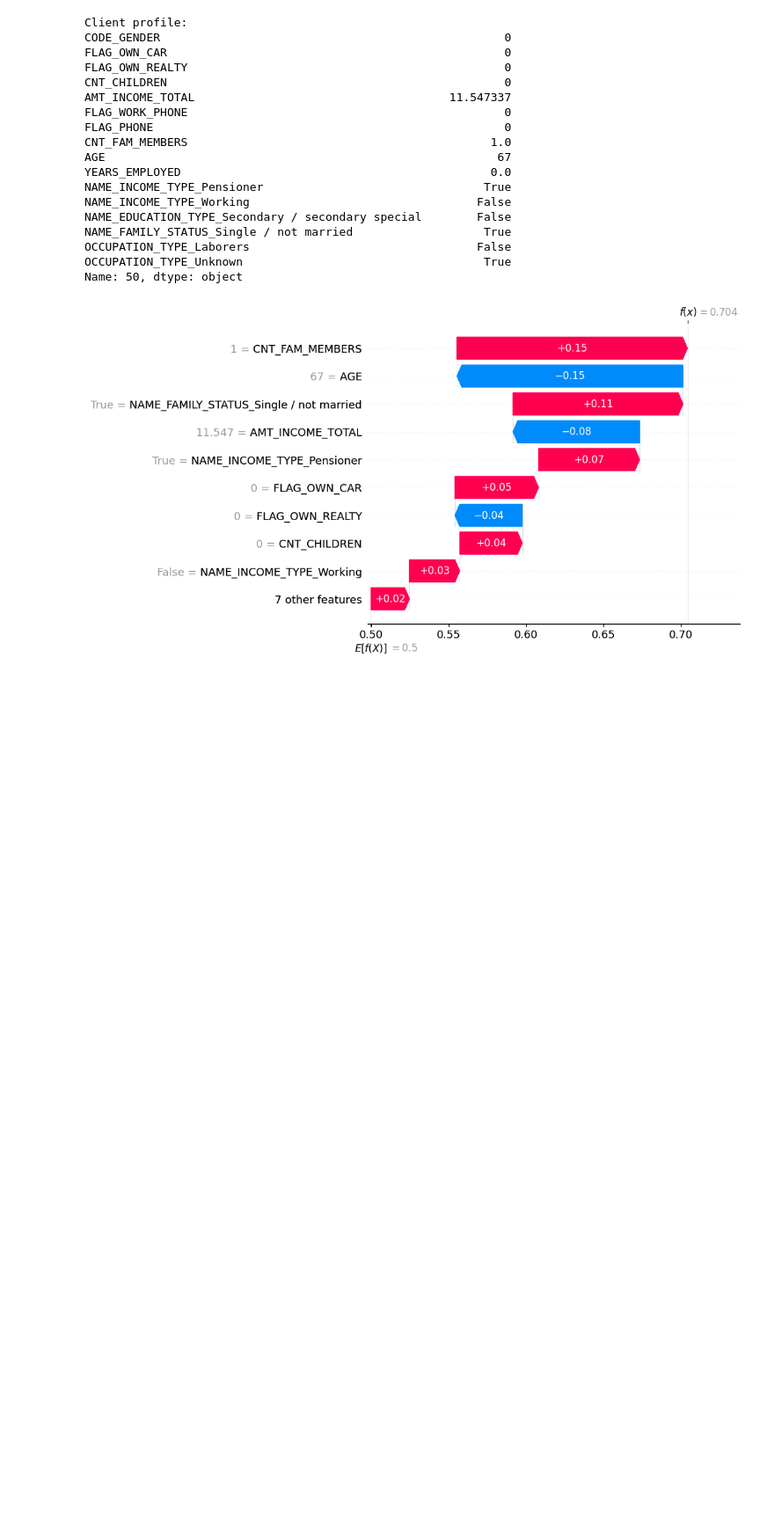
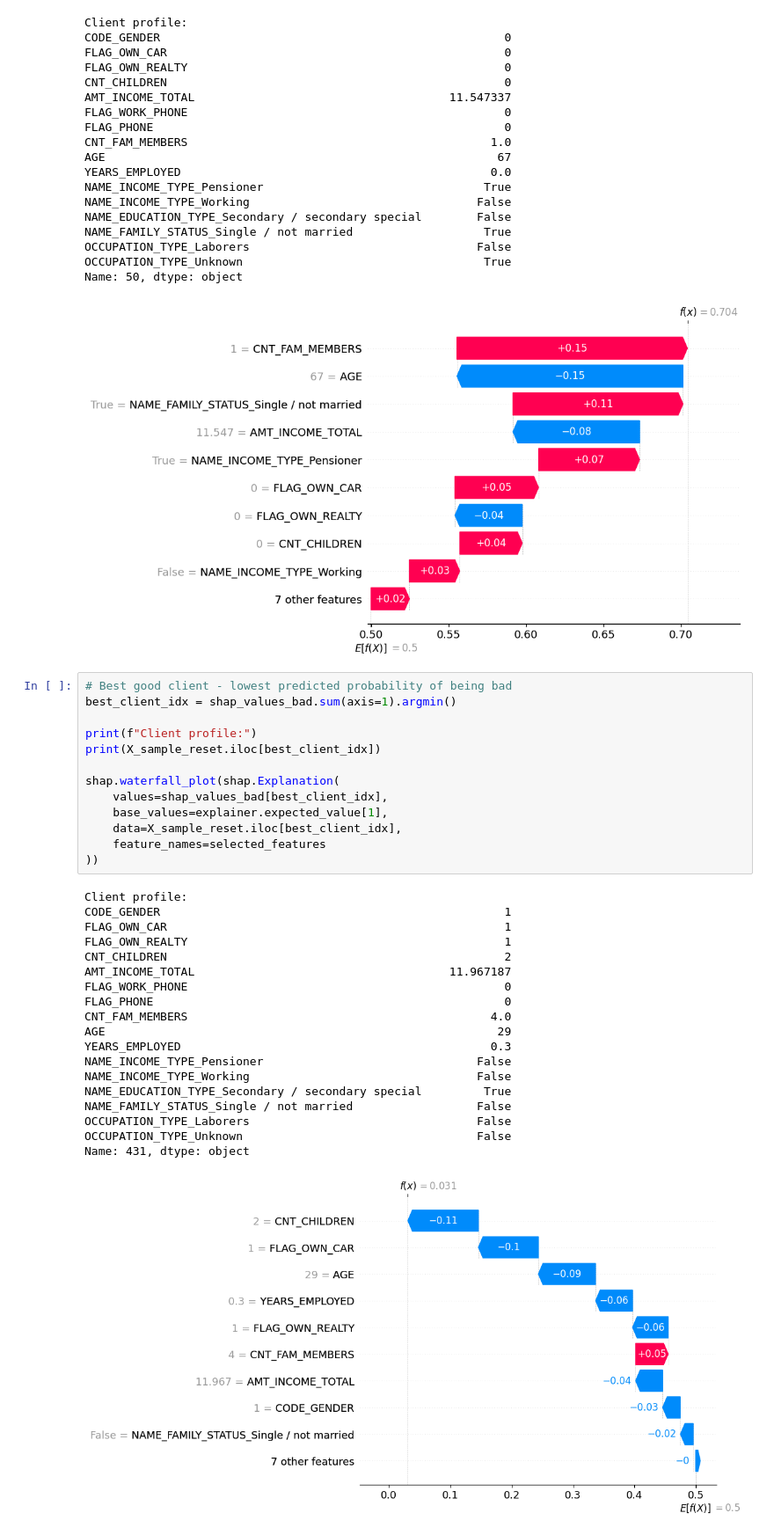
Before and after one commit to DiegoMB99/credit-card-approval, a Jupyter notebook: 04_shap.ipynb, the cells around one changed output. Shown at 88% size. Cells and saved outputs as stored; diff of their text form; blank space fills up the shorter version.

Commit message:
New SHAP

```diff
--- a/04_shap.ipynb
+++ b/04_shap.ipynb
@@ -101,3 +101,36 @@ OCCUPATION_TYPE_Laborers                                 False
 OCCUPATION_TYPE_Unknown                                   True
 Name: 50, dtype: object
 [figure]
+# %%
+# Best good client - lowest predicted probability of being bad
+best_client_idx = shap_values_bad.sum(axis=1).argmin()
+
+print(f"Client profile:")
+print(X_sample_reset.iloc[best_client_idx])
+
+shap.waterfall_plot(shap.Explanation(
+    values=shap_values_bad[best_client_idx],
+    base_values=explainer.expected_value[1],
+    data=X_sample_reset.iloc[best_client_idx],
+    feature_names=selected_features
+))
+# %% [output]
+Client profile:
+CODE_GENDER                                                  1
+FLAG_OWN_CAR                                                 1
+FLAG_OWN_REALTY                                              1
+CNT_CHILDREN                                                 2
+AMT_INCOME_TOTAL                                     11.967187
+FLAG_WORK_PHONE                                              0
+FLAG_PHONE                                                   0
+CNT_FAM_MEMBERS                                            4.0
+AGE                                                         29
+YEARS_EMPLOYED                                             0.3
+NAME_INCOME_TYPE_Pensioner                               False
+NAME_INCOME_TYPE_Working                                 False
+NAME_EDUCATION_TYPE_Secondary / secondary special         True
+NAME_FAMILY_STATUS_Single / not married                  False
+OCCUPATION_TYPE_Laborers                                 False
+OCCUPATION_TYPE_Unknown                                  False
+Name: 431, dtype: object
+[figure, added]
```
Also changed, not shown: parts of 1 cell of this notebook.
